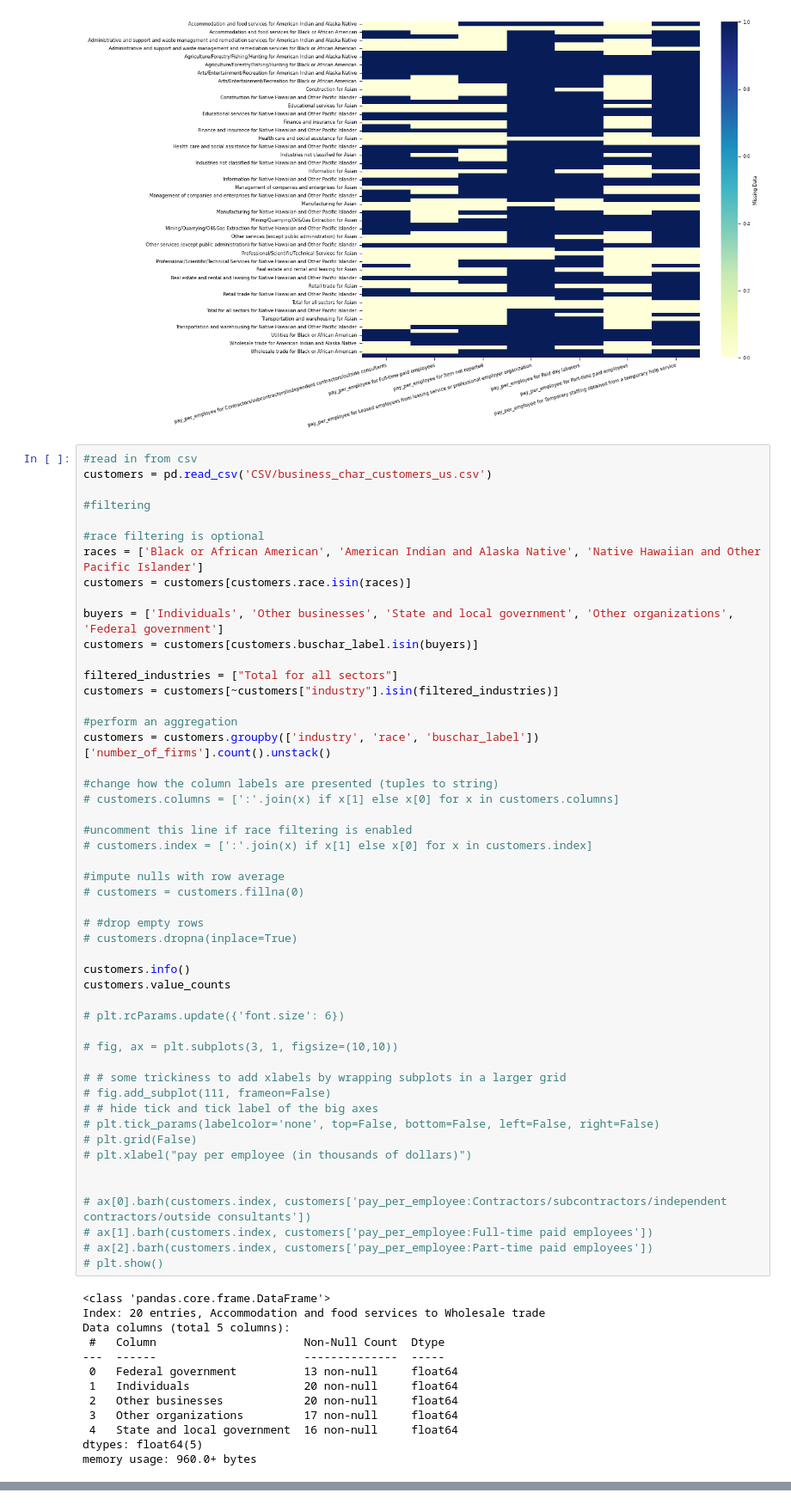
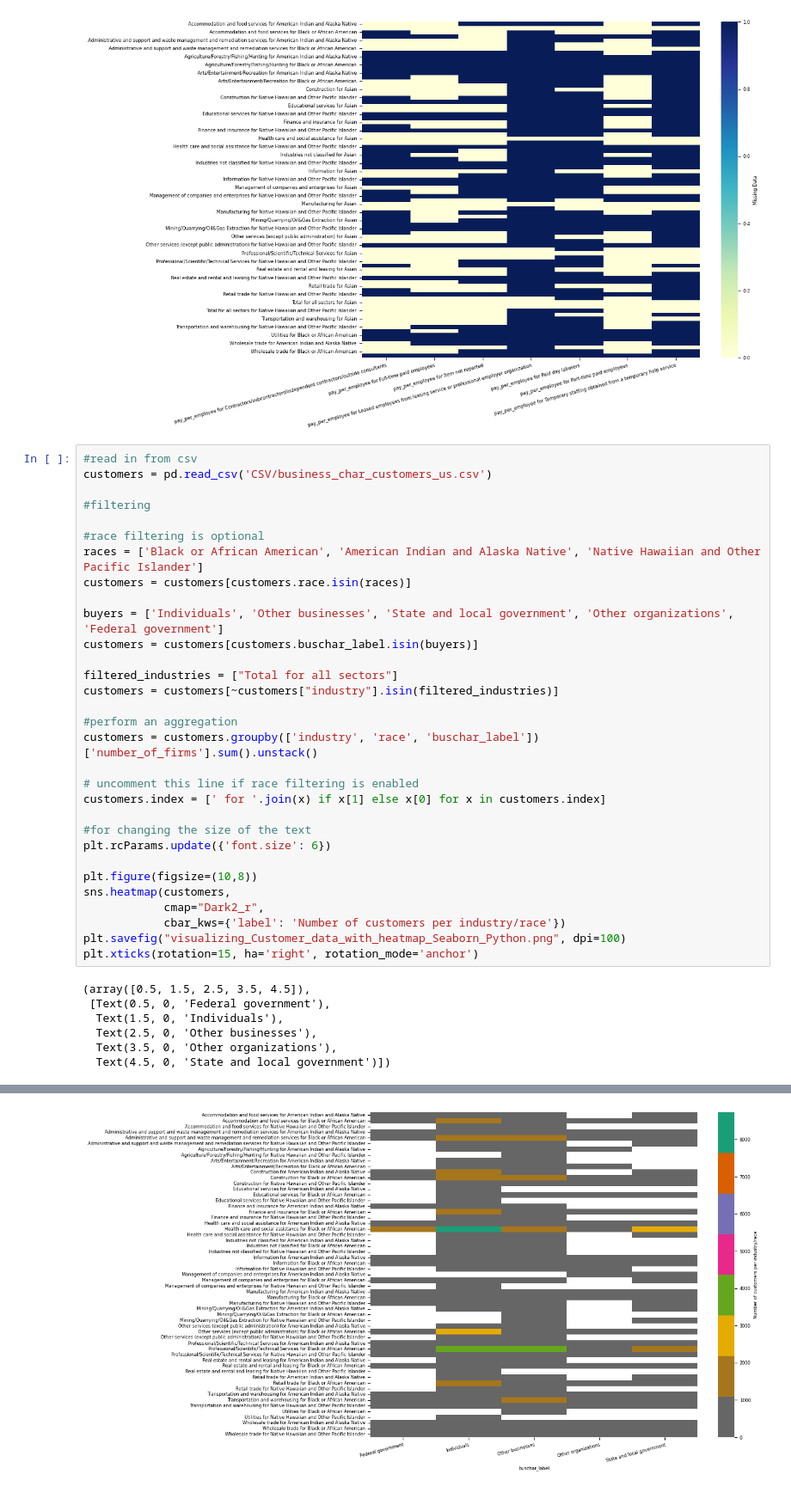
Before and after one commit to CMatador/asmt-8, a Jupyter notebook: viz.ipynb, the cells around one changed output, grey strips where cells are left out. Shown at 86% size. Cells and saved outputs as stored; diff of their text form.

Commit message:
third commit: all 4 graphs

```diff
--- a/viz.ipynb
+++ b/viz.ipynb
@@ -126,49 +126,24 @@ filtered_industries = ["Total for all sectors"]
 customers = customers[~customers["industry"].isin(filtered_industries)]
 
 #perform an aggregation
-customers = customers.groupby(['industry', 'race', 'buschar_label'])['number_of_firms'].count().unstack()
+customers = customers.groupby(['industry', 'race', 'buschar_label'])['number_of_firms'].sum().unstack()
 
-#change how the column labels are presented (tuples to string)
-# customers.columns = [':'.join(x) if x[1] else x[0] for x in customers.columns]
+# uncomment this line if race filtering is enabled
+customers.index = [' for '.join(x) if x[1] else x[0] for x in customers.index]
 
-#uncomment this line if race filtering is enabled
-# customers.index = [':'.join(x) if x[1] else x[0] for x in customers.index]
+#for changing the size of the text
+plt.rcParams.update({'font.size': 6})
 
-#impute nulls with row average
-# customers = customers.fillna(0)
-
-# #drop empty rows
-# customers.dropna(inplace=True)
-
-customers.info()
-customers.value_counts
-
-# plt.rcParams.update({'font.size': 6})
-
-# fig, ax = plt.subplots(3, 1, figsize=(10,10))
-
-# # some trickiness to add xlabels by wrapping subplots in a larger grid
-# fig.add_subplot(111, frameon=False)
-# # hide tick and tick label of the big axes
-# plt.tick_params(labelcolor='none', top=False, bottom=False, left=False, right=False)
-# plt.grid(False)
-# plt.xlabel("pay per employee (in thousands of dollars)")
-
-
-# ax[0].barh(customers.index, customers['pay_per_employee:Contractors/subcontractors/independent contractors/outside consultants'])
-# ax[1].barh(customers.index, customers['pay_per_employee:Full-time paid employees'])
-# ax[2].barh(customers.index, customers['pay_per_employee:Part-time paid employees'])
-# plt.show()
+plt.figure(figsize=(10,8))
+sns.heatmap(customers,
+            cmap="Dark2_r",
+            cbar_kws={'label': 'Number of customers per industry/race'})
+plt.savefig("visualizing_Customer_data_with_heatmap_Seaborn_Python.png", dpi=100)
+plt.xticks(rotation=15, ha='right', rotation_mode='anchor')
 # %% [output]
-<class 'pandas.core.frame.DataFrame'>
-Index: 20 entries, Accommodation and food services to Wholesale trade
-Data columns (total 5 columns):
- #   Column                      Non-Null Count  Dtype
----  ------                      --------------  -----
- 0   Federal government          13 non-null     float64
- 1   Individuals                 20 non-null     float64
- 2   Other businesses            20 non-null     float64
- 3   Other organizations         17 non-null     float64
- 4   State and local government  16 non-null     float64
-dtypes: float64(5)
-memory usage: 960.0+ bytes
+(array([0.5, 1.5, 2.5, 3.5, 4.5]),
+ [Text(0.5, 0, 'Federal government'),
+  Text(1.5, 0, 'Individuals'),
+  Text(2.5, 0, 'Other businesses'),
+  Text(3.5, 0, 'Other organizations'),
+  Text(4.5, 0, 'State and local government')])
@@ -192,3 +150,4 @@ Wholesale trade                                                            3.0
+[figure, added]
 # %%
 #read in from csv
 customers = pd.read_csv('CSV/business_char_customers_us.csv')
```
Also changed, not shown: parts of 2 cells of this notebook, 2 other files.
